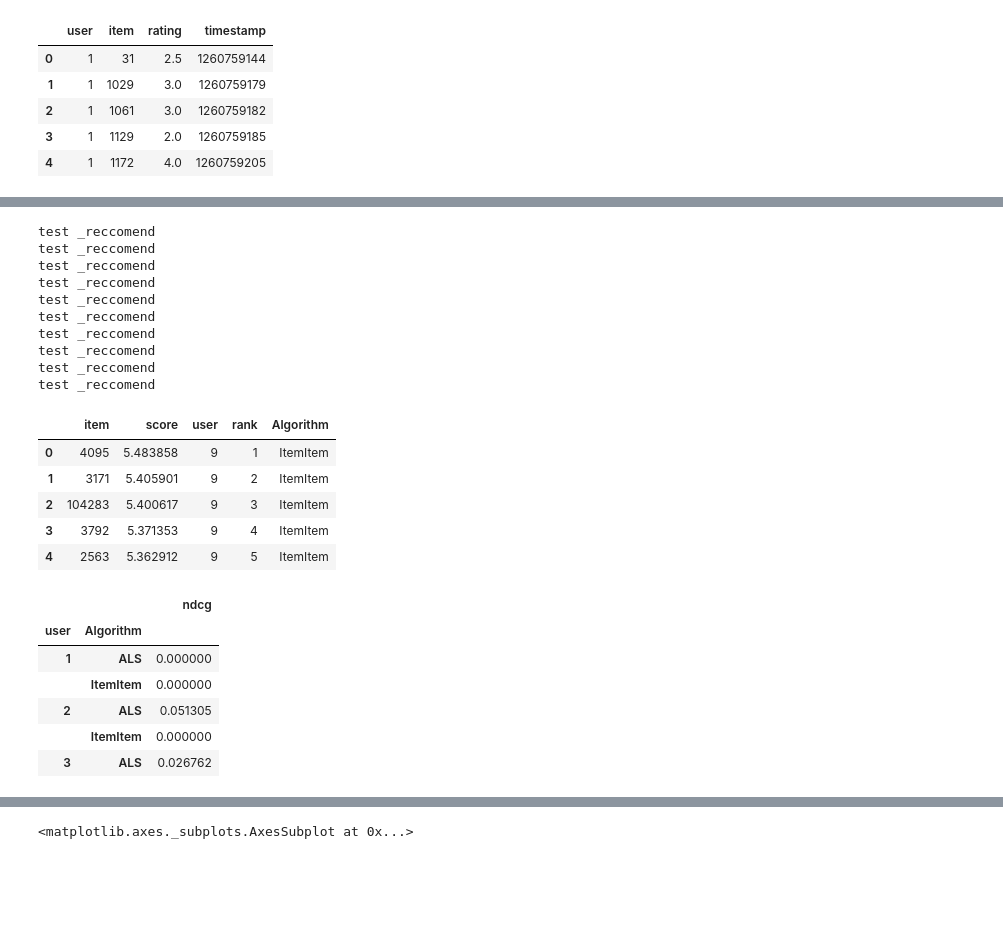
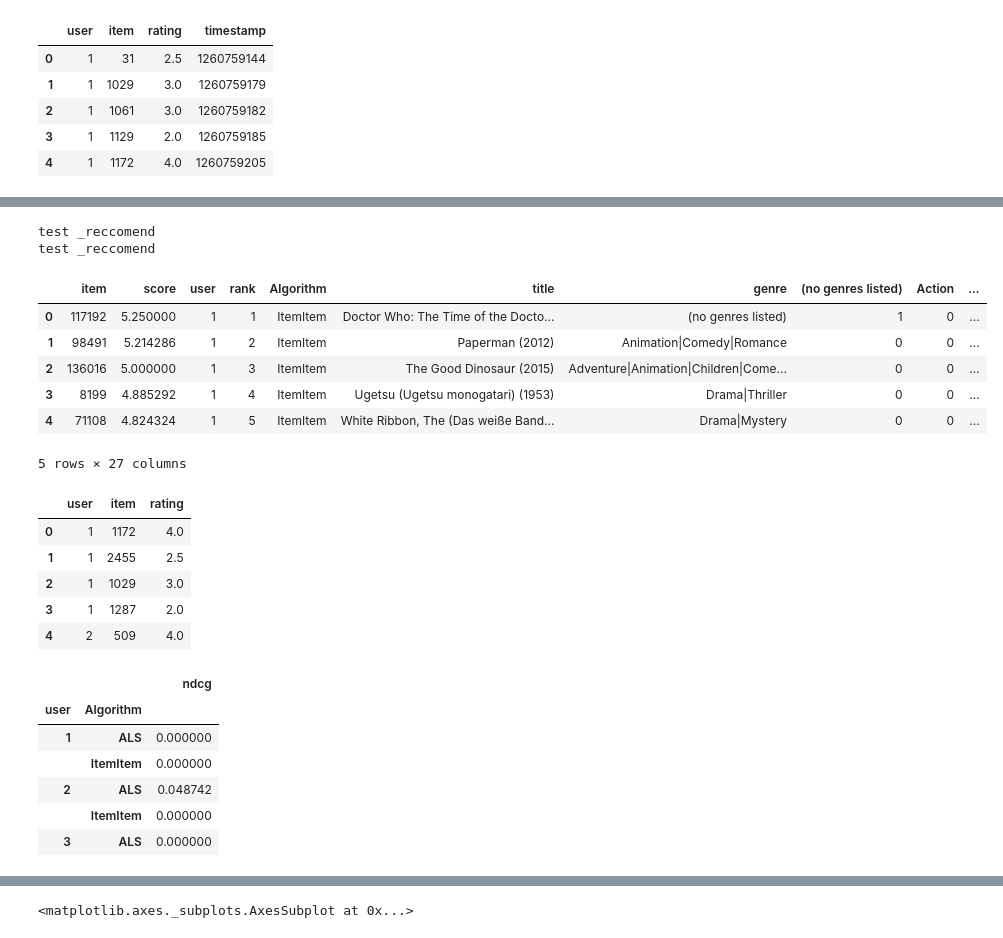
Before and after one commit to DeniseWarncke/Fair-Recommendations, a Jupyter notebook: Test.ipynb, the cells around one changed output, grey strips where cells are left out. Cells and saved outputs as stored; diff of their text form; code cells hidden in the pictures; blank space fills up the shorter version.

Commit message:
both topnFair is partly implemented
Test consist of the latest implementation with items added to the ranking dataset

```diff
--- a/Test.ipynb
+++ b/Test.ipynb
@@ -20,6 +20,6 @@ ratings.head()
 | 4 | 1 | 1172 | 4.0 | 1260759205 |
 # %%
 items = pd.read_csv('/Users/denisehansen/Desktop/ITU/Thesis/Fair-Recommendations/ml-latest-small/movies.csv', sep=',',
-                      names=['movieId', 'title', 'genre'], header=0)
+                      names=['item', 'title', 'genre'], header=0)
 items.head()
 # %% [output]
@@ -36,0 +32,3 @@ AttributeError: Can only use .str accessor with string values, which use np.obje
+# %%
+items_dummy = pd.concat([items, items['genre'].str.get_dummies(sep='|')], axis=1)
+items_dummy.head()
@@ -36,0 +43,4 @@ AttributeError: Can only use .str accessor with string values, which use np.obje
+# %%
+joined = ratings.join(items_dummy.set_index('item'), on='item')
+
+joined
@@ -51,46 +80,48 @@ def eval(aname, algo, train, test):
 # %%
 all_recs = []
 test_data = []
-for train, test in xf.partition_users(ratings[['user', 'item', 'rating']], 5, xf.SampleFrac(0.2)):
+for train, test in xf.partition_users(joined[['user', 'item', 'rating']], 1, xf.SampleFrac(0.2)):
     test_data.append(test)
     all_recs.append(eval('ItemItem', algo_ii, train, test))
     all_recs.append(eval('ALS', algo_als, train, test))
 # %% [output]
 test _reccomend
 test _reccomend
-test _reccomend
-test _reccomend
-test _reccomend
-test _reccomend
-test _reccomend
-test _reccomend
-test _reccomend
-test _reccomend
 # %%
 all_recs = pd.concat(all_recs, ignore_index=True)
-all_recs.head()
+all_recs_joined = all_recs.join(items_dummy.set_index('item'), on='item')
+all_recs_joined.head()
 # %% [output]
-|  | item | score | user | rank | Algorithm |
-| 0 | 4095 | 5.483858 | 9 | 1 | ItemItem |
-| 1 | 3171 | 5.405901 | 9 | 2 | ItemItem |
-| 2 | 104283 | 5.400617 | 9 | 3 | ItemItem |
-| 3 | 3792 | 5.371353 | 9 | 4 | ItemItem |
-| 4 | 2563 | 5.362912 | 9 | 5 | ItemItem |
+|  | item | score | user | rank | Algorithm | title | genre | (no genres listed) | Action | ... |
+| 0 | 117192 | 5.250000 | 1 | 1 | ItemItem | Doctor Who: The Time of the Docto... | (no genres listed) | 1 | 0 | ... |
+| 1 | 98491 | 5.214286 | 1 | 2 | ItemItem | Paperman (2012) | Animation|Comedy|Romance | 0 | 0 | ... |
+| 2 | 136016 | 5.000000 | 1 | 3 | ItemItem | The Good Dinosaur (2015) | Adventure|Animation|Children|Come... | 0 | 0 | ... |
+| 3 | 8199 | 4.885292 | 1 | 4 | ItemItem | Ugetsu (Ugetsu monogatari) (1953) | Drama|Thriller | 0 | 0 | ... |
+| 4 | 71108 | 4.824324 | 1 | 5 | ItemItem | White Ribbon, The (Das weiße Band... | Drama|Mystery | 0 | 0 | ... |
+5 rows × 27 columns
 # %%
 test_data = pd.concat(test_data, ignore_index=True)
+test_data.head()
+# %% [output]
+|  | user | item | rating |
+| 0 | 1 | 1172 | 4.0 |
+| 1 | 1 | 2455 | 2.5 |
+| 2 | 1 | 1029 | 3.0 |
+| 3 | 1 | 1287 | 2.0 |
+| 4 | 2 | 509 | 4.0 |
 # %%
-rla = topn.RecListAnalysis()
+rla = topn.RecListAnalysis(['user', 'Algorithm'])
 rla.add_metric(topn.ndcg)
-results = rla.compute(all_recs, test_data)
+results = rla.compute(all_recs_joined, test_data)
 results.head()
 # %% [output]
 |  |  | ndcg |
 | user | Algorithm |  |
 | 1 | ALS | 0.000000 |
 |  | ItemItem | 0.000000 |
-| 2 | ALS | 0.051305 |
+| 2 | ALS | 0.048742 |
 |  | ItemItem | 0.000000 |
-| 3 | ALS | 0.026762 |
+| 3 | ALS | 0.000000 |
 # %%
 results.groupby('Algorithm').ndcg.mean()
 # %% [output]
```
Also changed, not shown: parts of 6 cells of this notebook, 2 other files.
